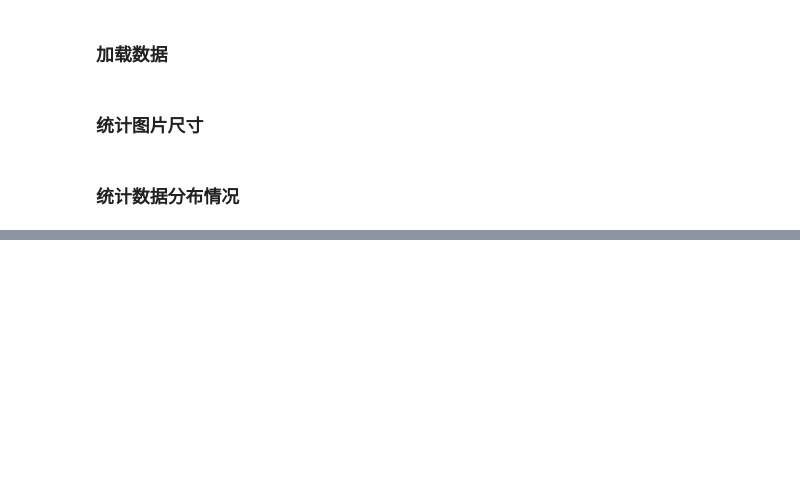
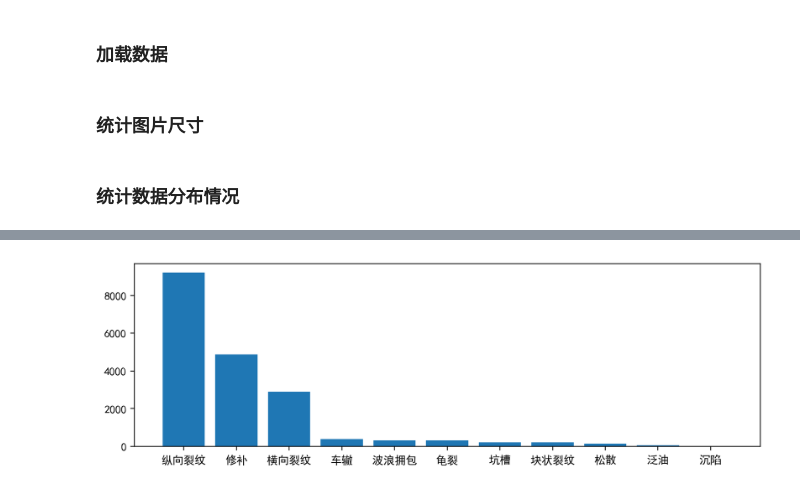
Before and after one commit to Leevan001/PavementDistressRecognition, a Jupyter notebook: preparation/statistics/stat.ipynb, the cells around one changed output, grey strips where cells are left out. Drawn from its saved outputs; the diff is of its cells as text; code cells hidden in the pictures; blank space fills up the shorter version.

```diff
--- a/preparation/statistics/stat.ipynb
+++ b/preparation/statistics/stat.ipynb
@@ -30,0 +30,8 @@ TypeError: unhashable type: 'list'
+# %%
+stat = sorted(counter.items(), key=lambda x : -x[1])
+plt.rcParams["font.sans-serif"] = "SimHei"
+fig = plt.figure(figsize=(10, 3), dpi=200)
+plt.bar([x[0].split("(")[1][:-1] for x in stat], [x[1] for x in stat])
+plt.show()
+# %% [output]
+[figure, added]
```
Also changed, not shown: parts of 2 cells of this notebook.
